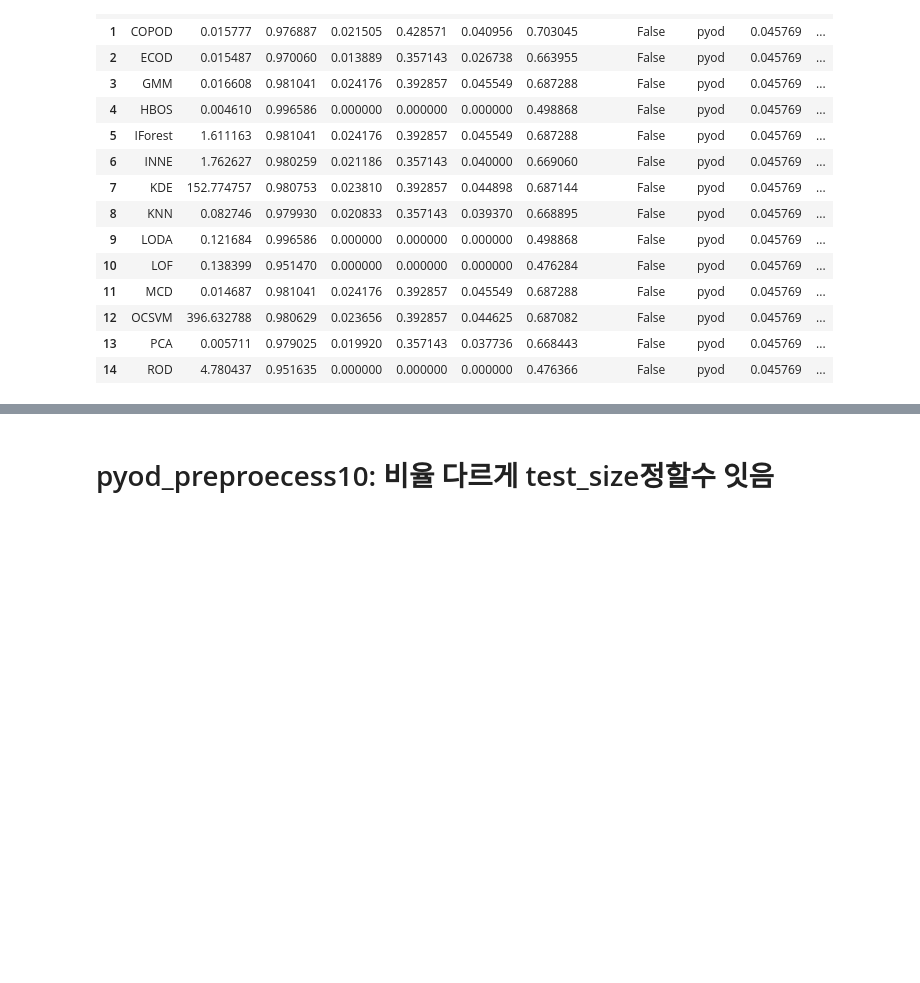
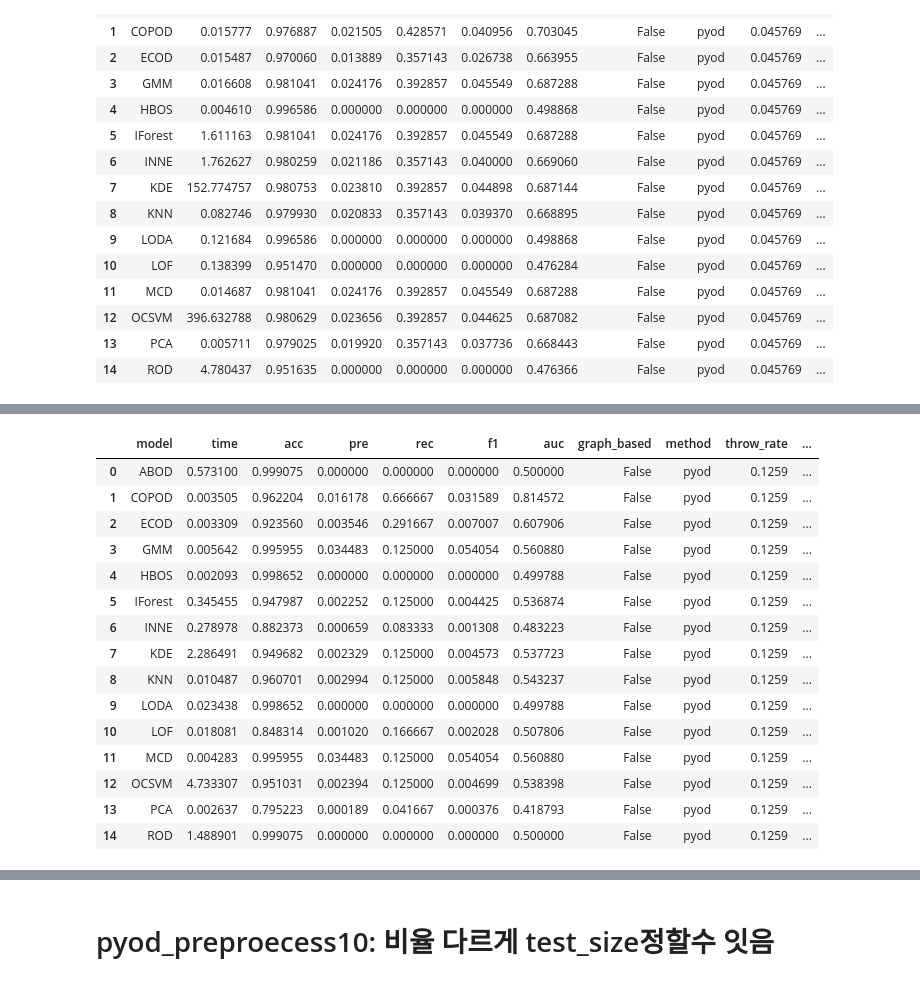
Before and after one commit to boram-coco/GNNpaper, a Jupyter notebook: posts/Pyod/240409-pyod.ipynb, the cells around one changed output, grey strips where cells are left out. Saved outputs shown, nothing was run; the diff lists cells and outputs as text; code cells hidden in the pictures; blank space fills up the shorter version.

```diff
--- a/posts/Pyod/240409-pyod.ipynb
+++ b/posts/Pyod/240409-pyod.ipynb
@@ -416,0 +611,19 @@ pyod(*pyod_preprocess7(fraudTrain, 0.001,10))
+# %%
+pyod(*pyod_preprocess7(fraudTrain, 0.45,10))
+# %% [output]
+|  | model | time | acc | pre | rec | f1 | auc | graph_based | method | throw_rate | ... |
+| 0 | ABOD | 0.573100 | 0.999075 | 0.000000 | 0.000000 | 0.000000 | 0.500000 | False | pyod | 0.1259 | ... |
+| 1 | COPOD | 0.003505 | 0.962204 | 0.016178 | 0.666667 | 0.031589 | 0.814572 | False | pyod | 0.1259 | ... |
+| 2 | ECOD | 0.003309 | 0.923560 | 0.003546 | 0.291667 | 0.007007 | 0.607906 | False | pyod | 0.1259 | ... |
+| 3 | GMM | 0.005642 | 0.995955 | 0.034483 | 0.125000 | 0.054054 | 0.560880 | False | pyod | 0.1259 | ... |
+| 4 | HBOS | 0.002093 | 0.998652 | 0.000000 | 0.000000 | 0.000000 | 0.499788 | False | pyod | 0.1259 | ... |
+| 5 | IForest | 0.345455 | 0.947987 | 0.002252 | 0.125000 | 0.004425 | 0.536874 | False | pyod | 0.1259 | ... |
+| 6 | INNE | 0.278978 | 0.882373 | 0.000659 | 0.083333 | 0.001308 | 0.483223 | False | pyod | 0.1259 | ... |
+| 7 | KDE | 2.286491 | 0.949682 | 0.002329 | 0.125000 | 0.004573 | 0.537723 | False | pyod | 0.1259 | ... |
+| 8 | KNN | 0.010487 | 0.960701 | 0.002994 | 0.125000 | 0.005848 | 0.543237 | False | pyod | 0.1259 | ... |
+| 9 | LODA | 0.023438 | 0.998652 | 0.000000 | 0.000000 | 0.000000 | 0.499788 | False | pyod | 0.1259 | ... |
+| 10 | LOF | 0.018081 | 0.848314 | 0.001020 | 0.166667 | 0.002028 | 0.507806 | False | pyod | 0.1259 | ... |
+| 11 | MCD | 0.004283 | 0.995955 | 0.034483 | 0.125000 | 0.054054 | 0.560880 | False | pyod | 0.1259 | ... |
+| 12 | OCSVM | 4.733307 | 0.951031 | 0.002394 | 0.125000 | 0.004699 | 0.538398 | False | pyod | 0.1259 | ... |
+| 13 | PCA | 0.002637 | 0.795223 | 0.000189 | 0.041667 | 0.000376 | 0.418793 | False | pyod | 0.1259 | ... |
+| 14 | ROD | 1.488901 | 0.999075 | 0.000000 | 0.000000 | 0.000000 | 0.500000 | False | pyod | 0.1259 | ... |
```
Also changed, not shown: parts of 32 cells of this notebook.
